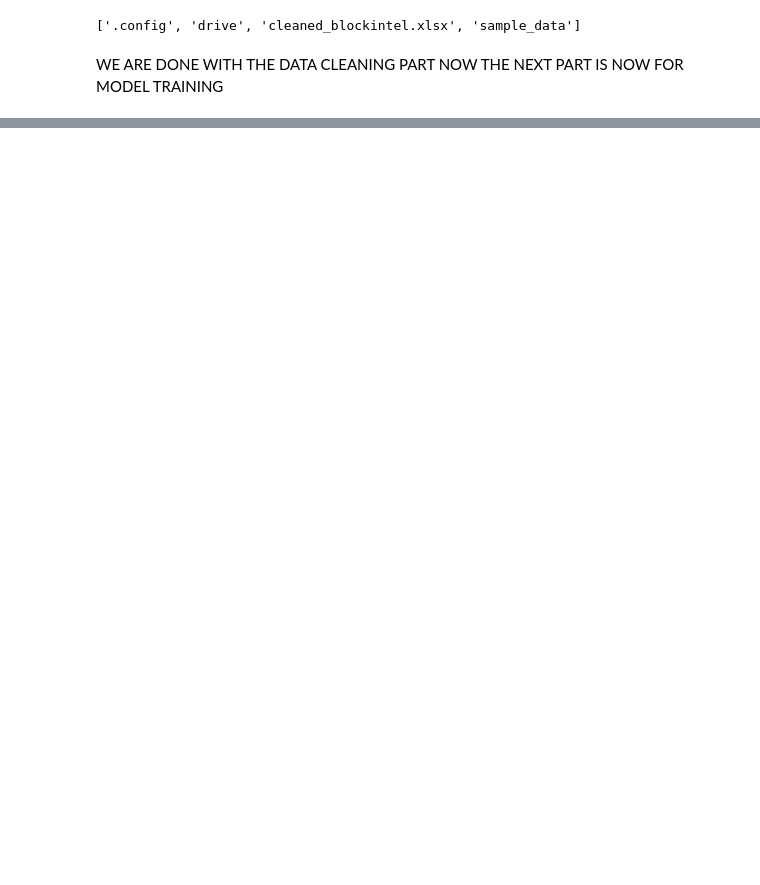
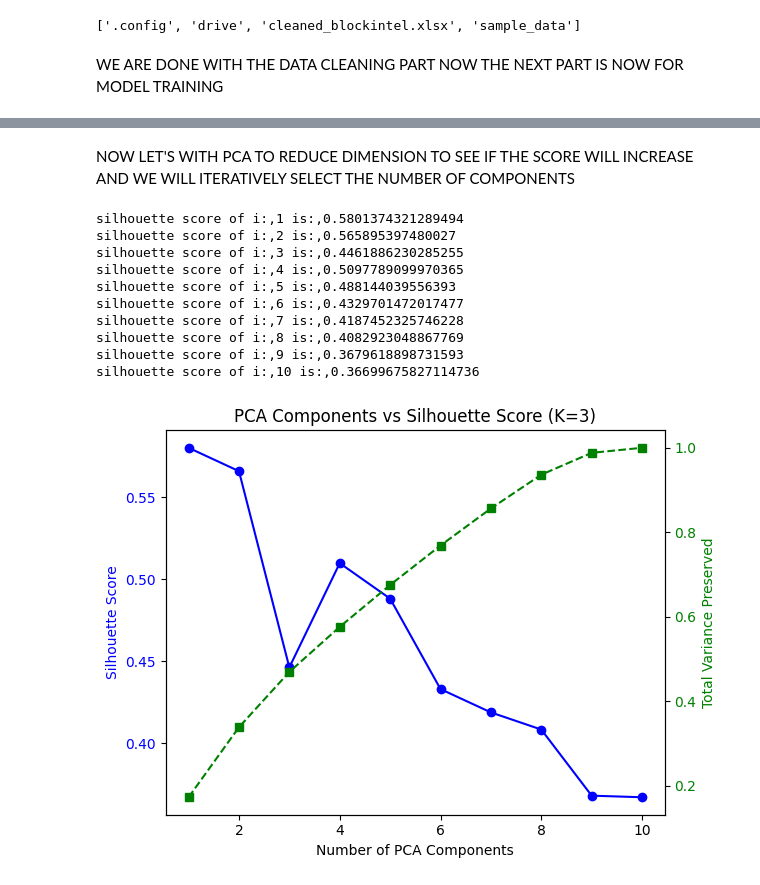
Before and after one commit to LaiTechTinker/Datascinceproject, a Jupyter notebook: Block_intel_onchain.ipynb, the cells around one changed output, grey strips where cells are left out. Drawn from its saved outputs; the diff is of its cells as text; code cells hidden in the pictures; blank space fills up the shorter version.

```diff
--- a/Block_intel_onchain.ipynb
+++ b/Block_intel_onchain.ipynb
@@ -208,6 +208,11 @@ X_train_scaled=scaler.fit_transform(X_train)
 X_test_scaled=scaler.transform(X_test)
 # %%
 from sklearn.cluster import KMeans
+from sklearn.metrics import silhouette_score, calinski_harabasz_score, davies_bouldin_score
 kmeans=KMeans(n_clusters=3,random_state=42,max_iter=50,n_init=10,tol=1e-4,verbose=0)
-kmeans.fit(X_train_scaled)
+# model=kmeans.fit(X_train_scaled)
+cluster=kmeans.fit_predict(X_train_scaled)
+# Silhouette Score
+silhouette_avg = silhouette_score(X_train_scaled, cluster)
+print("Silhouette Score:", silhouette_avg)
 # %% [output]
@@ -306,0 +284,56 @@ plt.show()
+# %% [markdown]
+NOW LET'S WITH PCA TO REDUCE DIMENSION TO SEE IF THE SCORE WILL INCREASE AND WE WILL ITERATIVELY SELECT THE NUMBER OF COMPONENTS
+# %%
+from sklearn.decomposition import PCA
+import matplotlib.pyplot as plt
+from sklearn.metrics import silhouette_score
+sil_scores=[]
+explained_var=[]
+Components=range(1,11)
+for i in Components:
+  model=PCA(n_components=i)
+  X_pca=model.fit_transform(X_train_scaled)
+  explained_var.append(sum(model.explained_variance_ratio_))
+  # print(f"varinace ratio of i:  {i} is:{model.explained_variance_ratio_}")
+  # print(f"total varinace preserved of i: {i} is: {sum(model.explained_variance_ratio_)}")
+  kmeans = KMeans(
+        n_clusters=3,
+        random_state=21,
+        max_iter=300,   # increase iterations for better convergence
+        n_init=15,      # more centroid initializations
+        tol=1e-4,
+        verbose=0
+    )
+  cluster=kmeans.fit_predict(X_pca)
+  score=silhouette_score(X_pca,cluster)
+  sil_scores.append(score)
+  print(f"silhouette score of i:,{i} is:,{score}")
+fig, ax1 = plt.subplots()
+
+# Plot silhouette scores
+ax1.plot(Components, sil_scores, marker='o', color='b', label='Silhouette Score')
+ax1.set_xlabel("Number of PCA Components")
+ax1.set_ylabel("Silhouette Score", color='b')
+ax1.tick_params(axis='y', labelcolor='b')
+
+# Plot explained variance on secondary y-axis
+ax2 = ax1.twinx()
+ax2.plot(Components, explained_var, marker='s', color='g', linestyle='--', label='Explained Variance')
+ax2.set_ylabel("Total Variance Preserved", color='g')
+ax2.tick_params(axis='y', labelcolor='g')
+
+plt.title("PCA Components vs Silhouette Score (K=3)")
+fig.tight_layout()
+plt.show()
+# %% [output]
+silhouette score of i:,1 is:,0.5801374321289494
+silhouette score of i:,2 is:,0.565895397480027
+silhouette score of i:,3 is:,0.4461886230285255
+silhouette score of i:,4 is:,0.5097789099970365
+silhouette score of i:,5 is:,0.488144039556393
+silhouette score of i:,6 is:,0.4329701472017477
+silhouette score of i:,7 is:,0.4187452325746228
+silhouette score of i:,8 is:,0.4082923048867769
+silhouette score of i:,9 is:,0.3679618898731593
+silhouette score of i:,10 is:,0.36699675827114736
+[figure, added]
```
Also changed, not shown: parts of 11 cells of this notebook.
